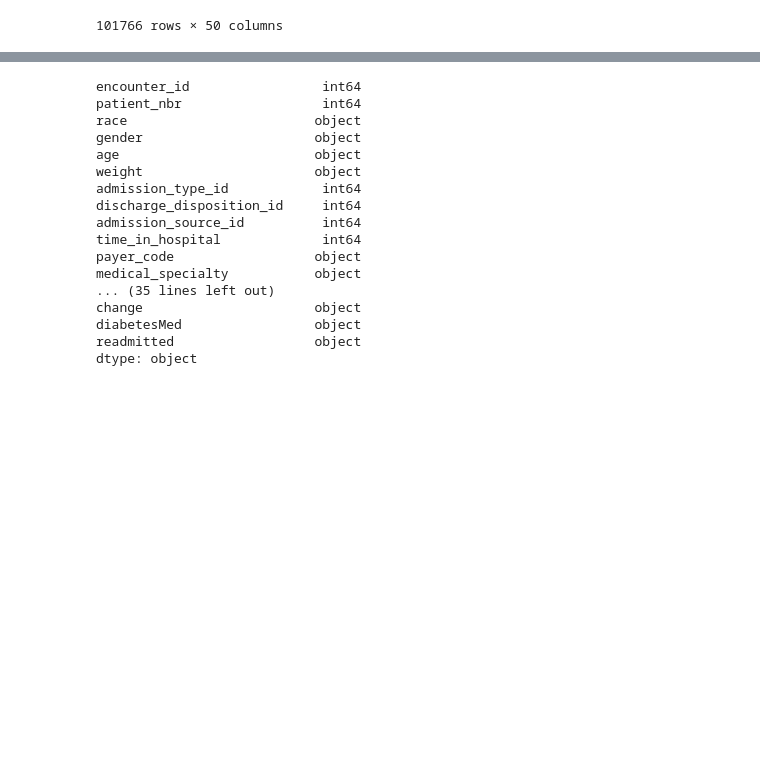
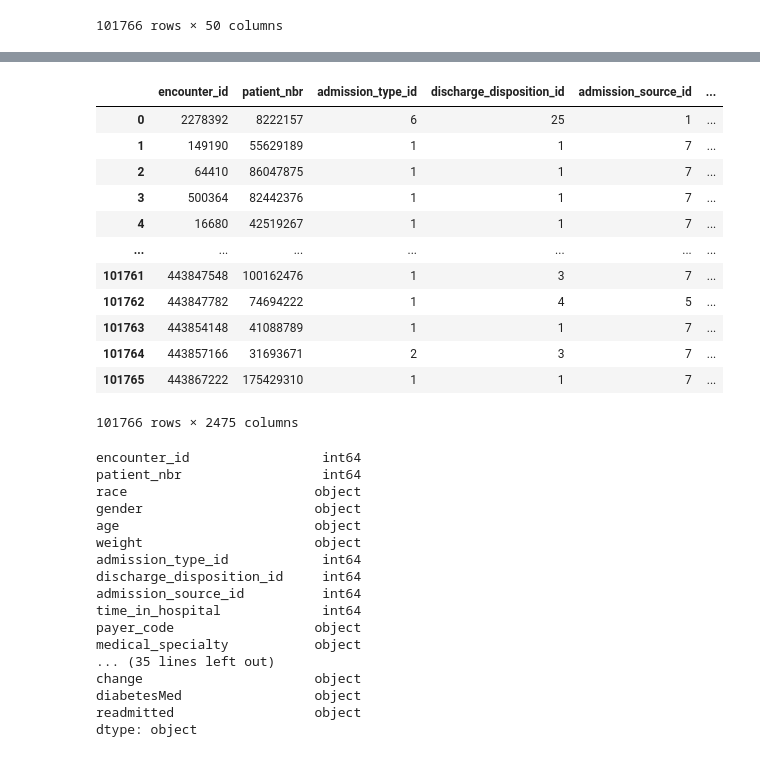
Before and after one commit to fabianlojo/Final, a Jupyter notebook: Cleaning Raw Data.ipynb, the cells around one changed output, grey strips where cells are left out. Saved outputs shown, nothing was run; the diff lists cells and outputs as text; code cells hidden in the pictures; blank space fills up the shorter version.

```diff
--- a/Cleaning Raw Data.ipynb
+++ b/Cleaning Raw Data.ipynb
@@ -26,3 +150,19 @@ df
+# %%
+dummies
+# %% [output]
+|  | encounter_id | patient_nbr | admission_type_id | discharge_disposition_id | admission_source_id | ... |
+| 0 | 2278392 | 8222157 | 6 | 25 | 1 | ... |
+| 1 | 149190 | 55629189 | 1 | 1 | 7 | ... |
+| 2 | 64410 | 86047875 | 1 | 1 | 7 | ... |
+| 3 | 500364 | 82442376 | 1 | 1 | 7 | ... |
+| 4 | 16680 | 42519267 | 1 | 1 | 7 | ... |
+| ... | ... | ... | ... | ... | ... | ... |
+| 101761 | 443847548 | 100162476 | 1 | 3 | 7 | ... |
+| 101762 | 443847782 | 74694222 | 1 | 4 | 5 | ... |
+| 101763 | 443854148 | 41088789 | 1 | 1 | 7 | ... |
+| 101764 | 443857166 | 31693671 | 2 | 3 | 7 | ... |
+| 101765 | 443867222 | 175429310 | 1 | 1 | 7 | ... |
+101766 rows × 2475 columns
 # %%
 df.dtypes
 # %% [output]
```
Also changed, not shown: parts of 14 cells of this notebook.
